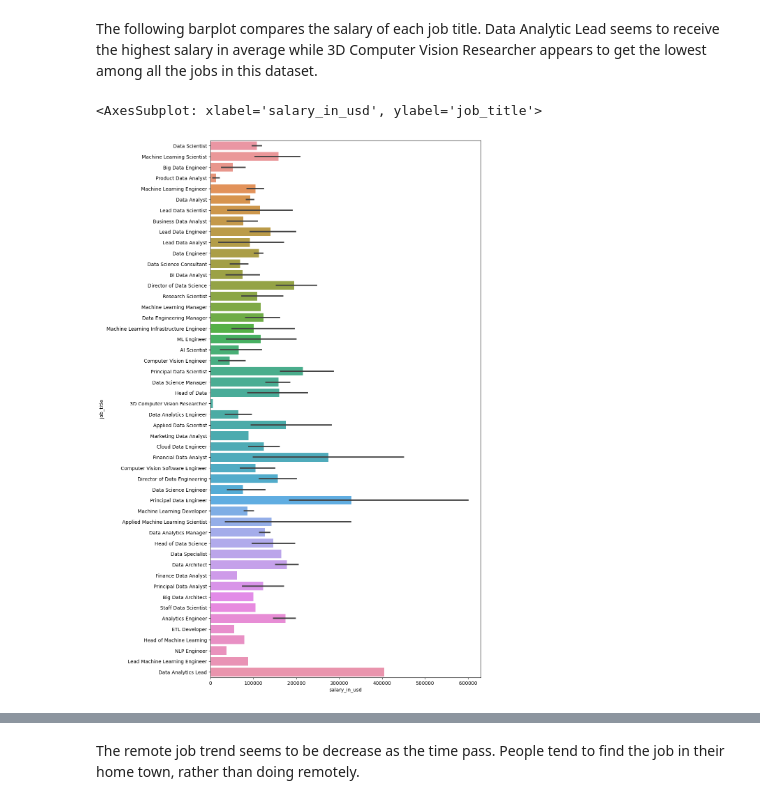
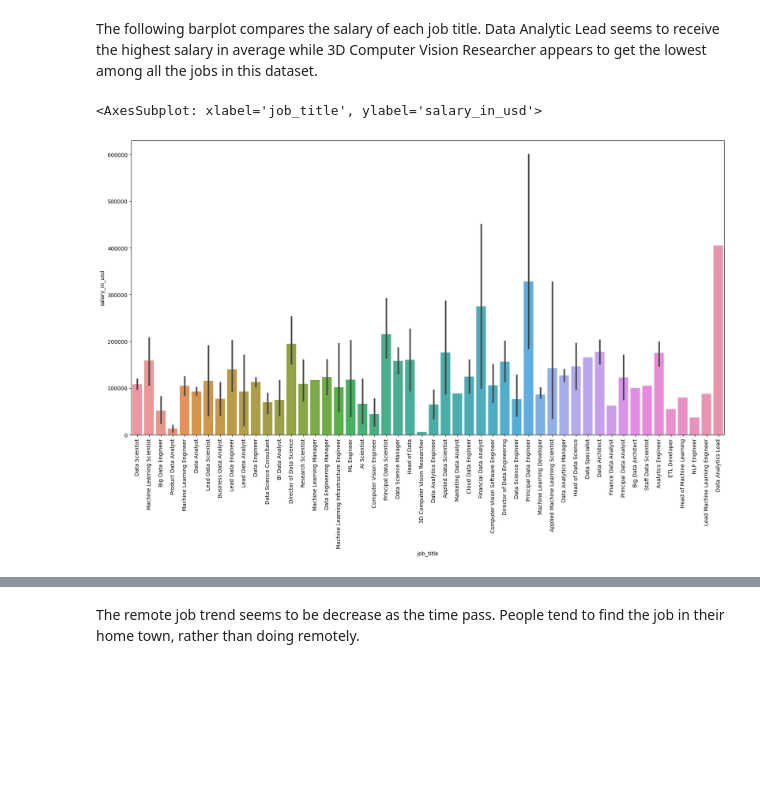
Before and after one commit to jtlantz/dm-proj1, a Jupyter notebook: notebooks/ds_salaries.ipynb, the cells around one changed output, grey strips where cells are left out. Saved outputs shown, nothing was run; the diff lists cells and outputs as text; code cells hidden in the pictures; blank space fills up the shorter version.

```diff
--- a/notebooks/ds_salaries.ipynb
+++ b/notebooks/ds_salaries.ipynb
@@ -130,9 +182,10 @@ px.line_polar(tmp, r='salary_in_usd', theta='company_size', line_close=False)
 # %% [markdown]
 The following barplot compares the salary of each job title. Data Analytic Lead seems to receive the highest salary in average while 3D Computer Vision Researcher appears to get the lowest among all the jobs in this dataset.
 # %%
-fig, ax = plt.subplots(figsize=(10, 20))
+fig, ax = plt.subplots(figsize=(20, 10))
 tmp = df[['salary_in_usd', 'job_title']]
-sns.barplot(data=tmp, x='salary_in_usd', y='job_title')
+plt.xticks(rotation=90)
+sns.barplot(data=tmp, y='salary_in_usd', x='job_title')
 # %% [output]
-<AxesSubplot: xlabel='salary_in_usd', ylabel='job_title'>
+<AxesSubplot: xlabel='job_title', ylabel='salary_in_usd'>
-[figure, old version]
+[figure, new version]
```
Also changed, not shown: parts of 16 cells of this notebook, 2 other files.
